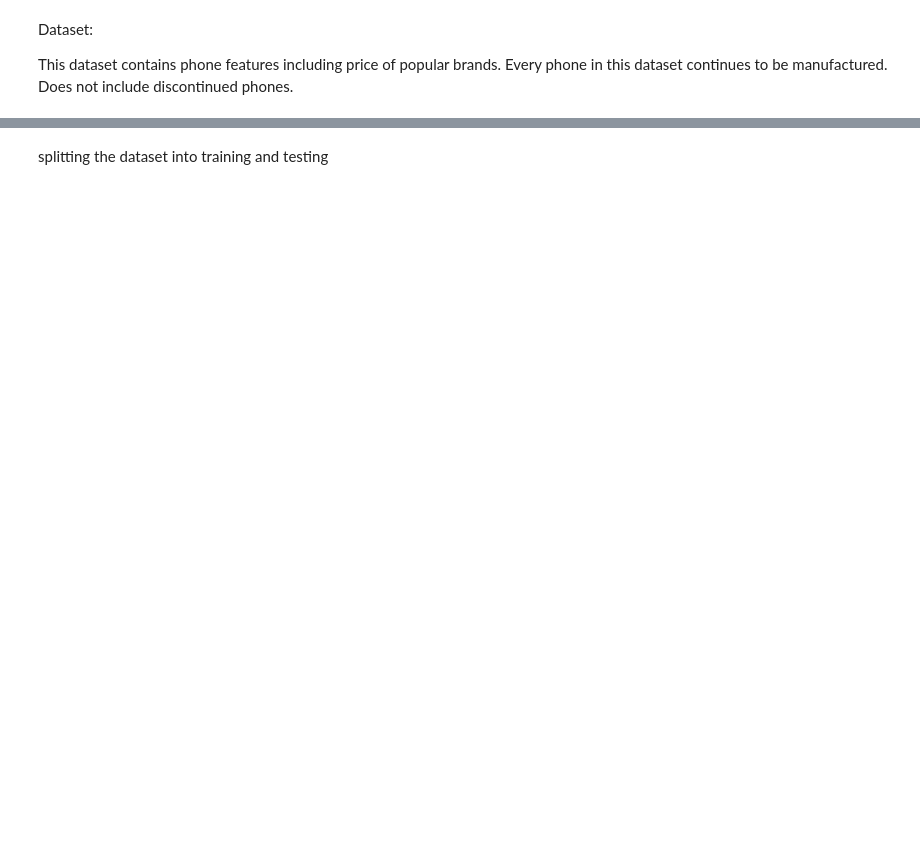
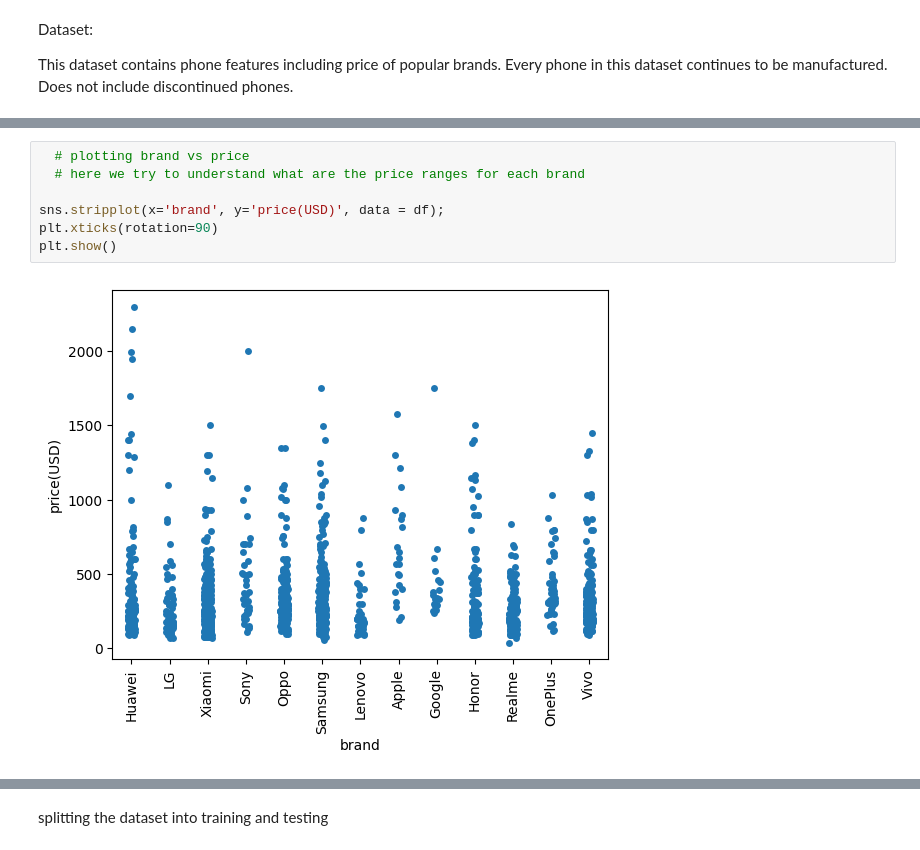
Before and after one commit to techbrothers3/phone-price-prediction-ml-kaggle-ex, a Jupyter notebook: Phone_price_prediction_ML.ipynb, the cells around one changed output, grey strips where cells are left out. Cells and saved outputs as stored; diff of their text form; blank space fills up the shorter version.

```diff
--- a/Phone_price_prediction_ML.ipynb
+++ b/Phone_price_prediction_ML.ipynb
@@ -78,0 +143,9 @@ memory usage: 224.6 KB
+# %%
+  # plotting brand vs price
+  # here we try to understand what are the price ranges for each brand
+
+sns.stripplot(x='brand', y='price(USD)', data = df);
+plt.xticks(rotation=90)
+plt.show()
+# %% [output]
+[figure, added]
```
Also changed, not shown: parts of 37 cells of this notebook.
